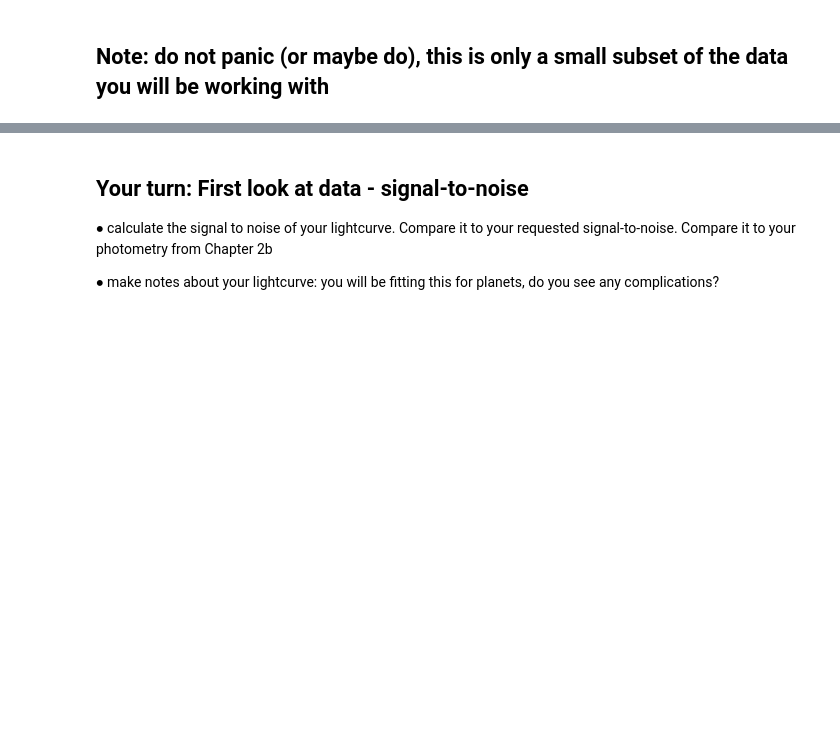
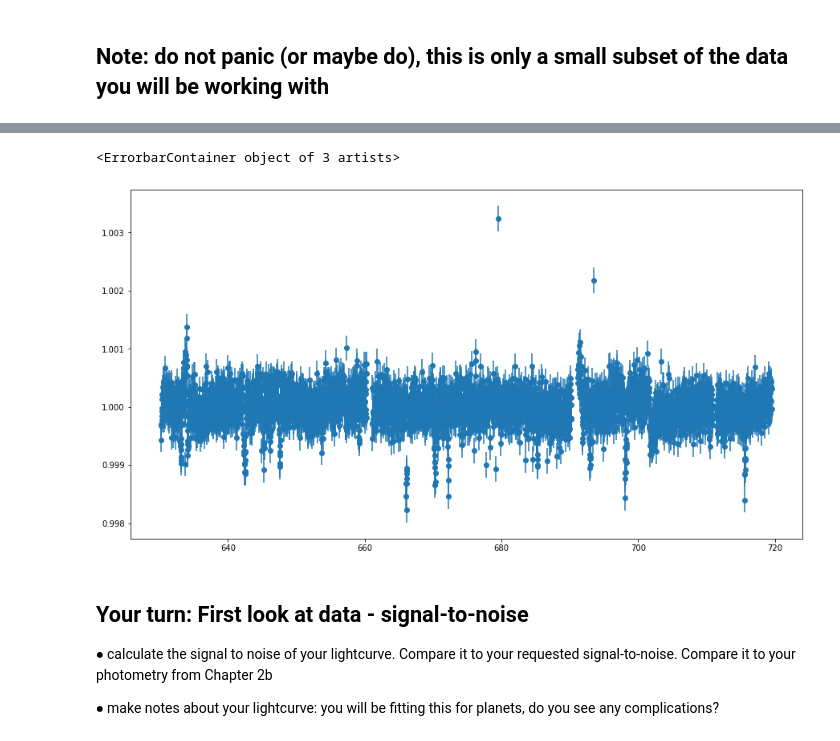
Before and after one commit to Hazel-H/astrolabs-PH30116-, a Jupyter notebook: PH30116/Chapter3_ExoLightCurves.ipynb, the cells around one changed output, grey strips where cells are left out. Saved outputs shown, nothing was run; the diff lists cells and outputs as text; code cells hidden in the pictures; blank space fills up the shorter version.

```diff
--- a/PH30116/Chapter3_ExoLightCurves.ipynb
+++ b/PH30116/Chapter3_ExoLightCurves.ipynb
@@ -128,3 +131,10 @@ pylab.errorbar(lc[1].data['TIME'], lc[1].data['PDCSAP_FLUX'], lc[1].data['PDCSAP
+# %%
+median_flux = np.nanmedian(lc[1].data['PDCSAP_FLUX'])
+pylab.figure(figsize=(15,8))
+pylab.errorbar(lc[1].data['TIME'], lc[1].data['PDCSAP_FLUX']/median_flux, lc[1].data['PDCSAP_FLUX_ERR']/median_flux, ls='None', marker='o')
+# %% [output]
+<ErrorbarContainer object of 3 artists>
+[figure, added]
 # %% [markdown]
 ## Your turn: First look at data - signal-to-noise
 
```
Also changed, not shown: parts of 22 cells of this notebook, 17 other files.
